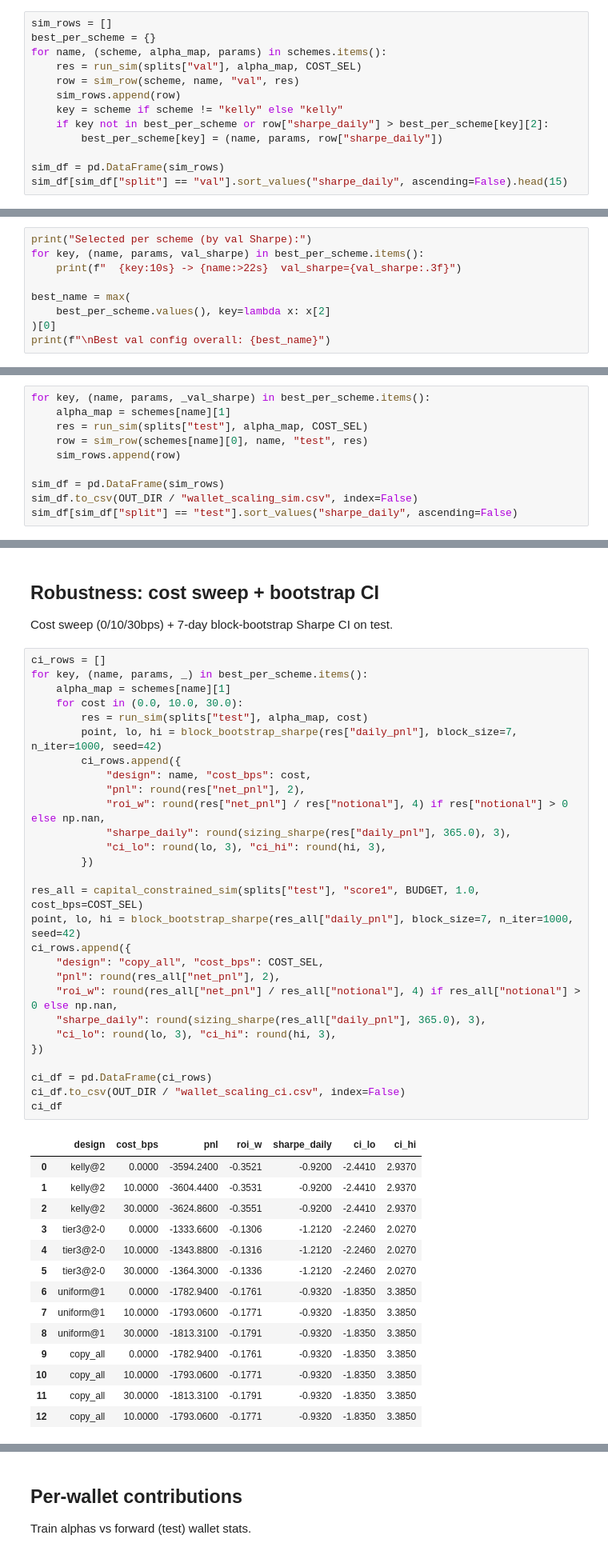
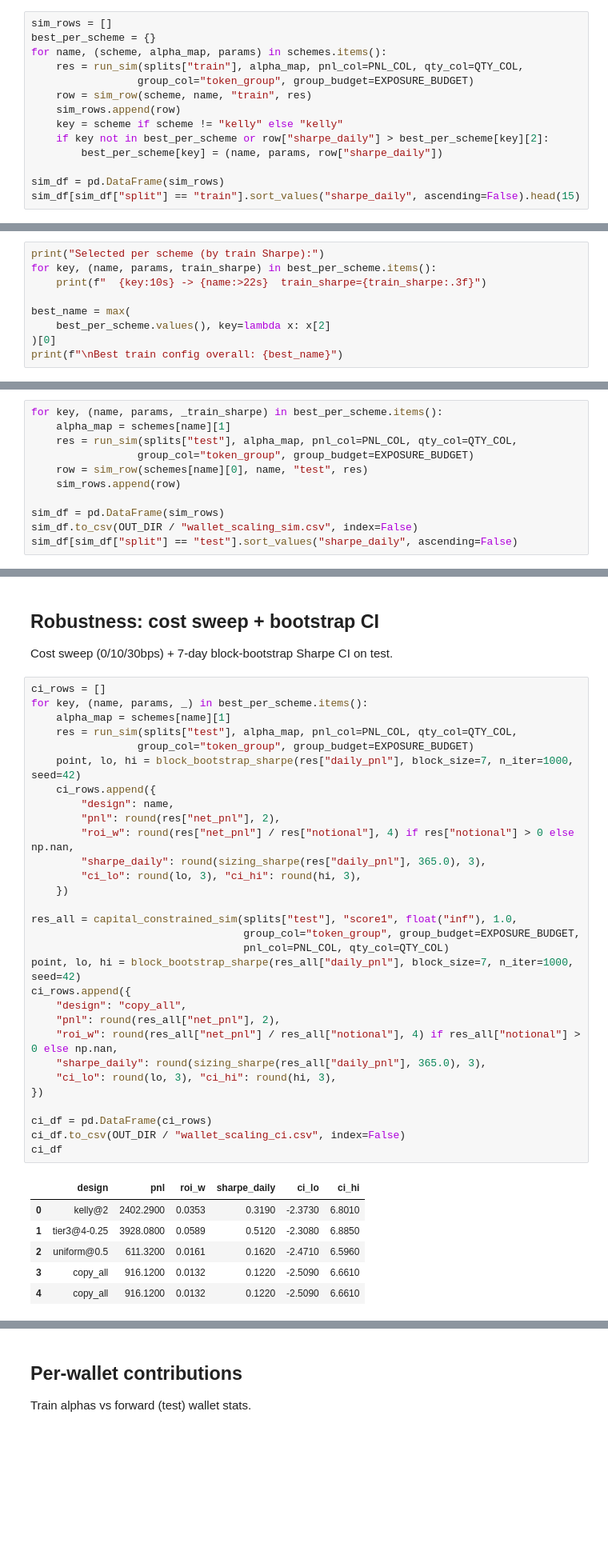
Before and after one commit to vobornij/polymarket, a Jupyter notebook: notebooks/wallet_selection/stage1_scaled.ipynb, the cells around one changed output, grey strips where cells are left out. Shown at 80% size. Cells and saved outputs as stored; diff of their text form; blank space fills up the shorter version.

```diff
--- a/notebooks/wallet_selection/stage1_scaled.ipynb
+++ b/notebooks/wallet_selection/stage1_scaled.ipynb
@@ -166,14 +164,15 @@ Objective: annualized Sharpe of daily resolution-pnl, fixed $10k budget, 10bps.
 sim_rows = []
 best_per_scheme = {}
 for name, (scheme, alpha_map, params) in schemes.items():
-    res = run_sim(splits["val"], alpha_map, COST_SEL)
-    row = sim_row(scheme, name, "val", res)
+    res = run_sim(splits["train"], alpha_map, pnl_col=PNL_COL, qty_col=QTY_COL,
+                 group_col="token_group", group_budget=EXPOSURE_BUDGET)
+    row = sim_row(scheme, name, "train", res)
     sim_rows.append(row)
     key = scheme if scheme != "kelly" else "kelly"
     if key not in best_per_scheme or row["sharpe_daily"] > best_per_scheme[key][2]:
         best_per_scheme[key] = (name, params, row["sharpe_daily"])
 
 sim_df = pd.DataFrame(sim_rows)
-sim_df[sim_df["split"] == "val"].sort_values("sharpe_daily", ascending=False).head(15)
+sim_df[sim_df["split"] == "train"].sort_values("sharpe_daily", ascending=False).head(15)
 # %% [output]
 |  | scheme | config | split | trades | pnl | roi_w | sharpe_daily | mean_used | peak_used |
@@ -195,10 +194,10 @@ sim_df[sim_df["split"] == "val"].sort_values("sharpe_daily", ascending=False).he
 # %%
-print("Selected per scheme (by val Sharpe):")
-for key, (name, params, val_sharpe) in best_per_scheme.items():
-    print(f"  {key:10s} -> {name:>22s}  val_sharpe={val_sharpe:.3f}")
+print("Selected per scheme (by train Sharpe):")
+for key, (name, params, train_sharpe) in best_per_scheme.items():
+    print(f"  {key:10s} -> {name:>22s}  train_sharpe={train_sharpe:.3f}")
 
 best_name = max(
     best_per_scheme.values(), key=lambda x: x[2]
 )[0]
-print(f"\nBest val config overall: {best_name}")
+print(f"\nBest train config overall: {best_name}")
 # %% [output]
@@ -214,9 +213,10 @@ Best val config overall: tier3@2-0
 
 One honest test pass for each scheme's val-chosen config (10bps).
 # %%
-for key, (name, params, _val_sharpe) in best_per_scheme.items():
+for key, (name, params, _train_sharpe) in best_per_scheme.items():
     alpha_map = schemes[name][1]
-    res = run_sim(splits["test"], alpha_map, COST_SEL)
+    res = run_sim(splits["test"], alpha_map, pnl_col=PNL_COL, qty_col=QTY_COL,
+                 group_col="token_group", group_budget=EXPOSURE_BUDGET)
     row = sim_row(schemes[name][0], name, "test", res)
     sim_rows.append(row)
 
@@ -236,46 +236,40 @@ Cost sweep (0/10/30bps) + 7-day block-bootstrap Sharpe CI on test.
 # %%
 ci_rows = []
 for key, (name, params, _) in best_per_scheme.items():
     alpha_map = schemes[name][1]
-    for cost in (0.0, 10.0, 30.0):
-        res = run_sim(splits["test"], alpha_map, cost)
-        point, lo, hi = block_bootstrap_sharpe(res["daily_pnl"], block_size=7, n_iter=1000, seed=42)
-        ci_rows.append({
-            "design": name, "cost_bps": cost,
-            "pnl": round(res["net_pnl"], 2),
-            "roi_w": round(res["net_pnl"] / res["notional"], 4) if res["notional"] > 0 else np.nan,
-            "sharpe_daily": round(sizing_sharpe(res["daily_pnl"], 365.0), 3),
-            "ci_lo": round(lo, 3), "ci_hi": round(hi, 3),
-        })
+    res = run_sim(splits["test"], alpha_map, pnl_col=PNL_COL, qty_col=QTY_COL,
+                 group_col="token_group", group_budget=EXPOSURE_BUDGET)
+    point, lo, hi = block_bootstrap_sharpe(res["daily_pnl"], block_size=7, n_iter=1000, seed=42)
+    ci_rows.append({
+        "design": name,
+        "pnl": round(res["net_pnl"], 2),
+        "roi_w": round(res["net_pnl"] / res["notional"], 4) if res["notional"] > 0 else np.nan,
+        "sharpe_daily": round(sizing_sharpe(res["daily_pnl"], 365.0), 3),
+        "ci_lo": round(lo, 3), "ci_hi": round(hi, 3),
+    })
 
-res_all = capital_constrained_sim(splits["test"], "score1", BUDGET, 1.0, cost_bps=COST_SEL)
+res_all = capital_constrained_sim(splits["test"], "score1", float("inf"), 1.0,
+                                  group_col="token_group", group_budget=EXPOSURE_BUDGET,
+                                  pnl_col=PNL_COL, qty_col=QTY_COL)
 point, lo, hi = block_bootstrap_sharpe(res_all["daily_pnl"], block_size=7, n_iter=1000, seed=42)
 ci_rows.append({
-    "design": "copy_all", "cost_bps": COST_SEL,
+    "design": "copy_all",
     "pnl": round(res_all["net_pnl"], 2),
     "roi_w": round(res_all["net_pnl"] / res_all["notional"], 4) if res_all["notional"] > 0 else np.nan,
     "sharpe_daily": round(sizing_sharpe(res_all["daily_pnl"], 365.0), 3),
     "ci_lo": round(lo, 3), "ci_hi": round(hi, 3),
 })
 
 ci_df = pd.DataFrame(ci_rows)
 ci_df.to_csv(OUT_DIR / "wallet_scaling_ci.csv", index=False)
 ci_df
 # %% [output]
-|  | design | cost_bps | pnl | roi_w | sharpe_daily | ci_lo | ci_hi |
-| 0 | kelly@2 | 0.0000 | -3594.2400 | -0.3521 | -0.9200 | -2.4410 | 2.9370 |
-| 1 | kelly@2 | 10.0000 | -3604.4400 | -0.3531 | -0.9200 | -2.4410 | 2.9370 |
-| 2 | kelly@2 | 30.0000 | -3624.8600 | -0.3551 | -0.9200 | -2.4410 | 2.9370 |
-| 3 | tier3@2-0 | 0.0000 | -1333.6600 | -0.1306 | -1.2120 | -2.2460 | 2.0270 |
-| 4 | tier3@2-0 | 10.0000 | -1343.8800 | -0.1316 | -1.2120 | -2.2460 | 2.0270 |
-| 5 | tier3@2-0 | 30.0000 | -1364.3000 | -0.1336 | -1.2120 | -2.2460 | 2.0270 |
-| 6 | uniform@1 | 0.0000 | -1782.9400 | -0.1761 | -0.9320 | -1.8350 | 3.3850 |
-| 7 | uniform@1 | 10.0000 | -1793.0600 | -0.1771 | -0.9320 | -1.8350 | 3.3850 |
-| 8 | uniform@1 | 30.0000 | -1813.3100 | -0.1791 | -0.9320 | -1.8350 | 3.3850 |
-| 9 | copy_all | 0.0000 | -1782.9400 | -0.1761 | -0.9320 | -1.8350 | 3.3850 |
-| 10 | copy_all | 10.0000 | -1793.0600 | -0.1771 | -0.9320 | -1.8350 | 3.3850 |
-| 11 | copy_all | 30.0000 | -1813.3100 | -0.1791 | -0.9320 | -1.8350 | 3.3850 |
-| 12 | copy_all | 10.0000 | -1793.0600 | -0.1771 | -0.9320 | -1.8350 | 3.3850 |
+|  | design | pnl | roi_w | sharpe_daily | ci_lo | ci_hi |
+| 0 | kelly@2 | 2402.2900 | 0.0353 | 0.3190 | -2.3730 | 6.8010 |
+| 1 | tier3@4-0.25 | 3928.0800 | 0.0589 | 0.5120 | -2.3080 | 6.8850 |
+| 2 | uniform@0.5 | 611.3200 | 0.0161 | 0.1620 | -2.4710 | 6.5960 |
+| 3 | copy_all | 916.1200 | 0.0132 | 0.1220 | -2.5090 | 6.6610 |
+| 4 | copy_all | 916.1200 | 0.0132 | 0.1220 | -2.5090 | 6.6610 |
 # %% [markdown]
 ## Test-period exposure & PnL over time
 
```
Also changed, not shown: parts of 19 cells of this notebook, 18 other files.
